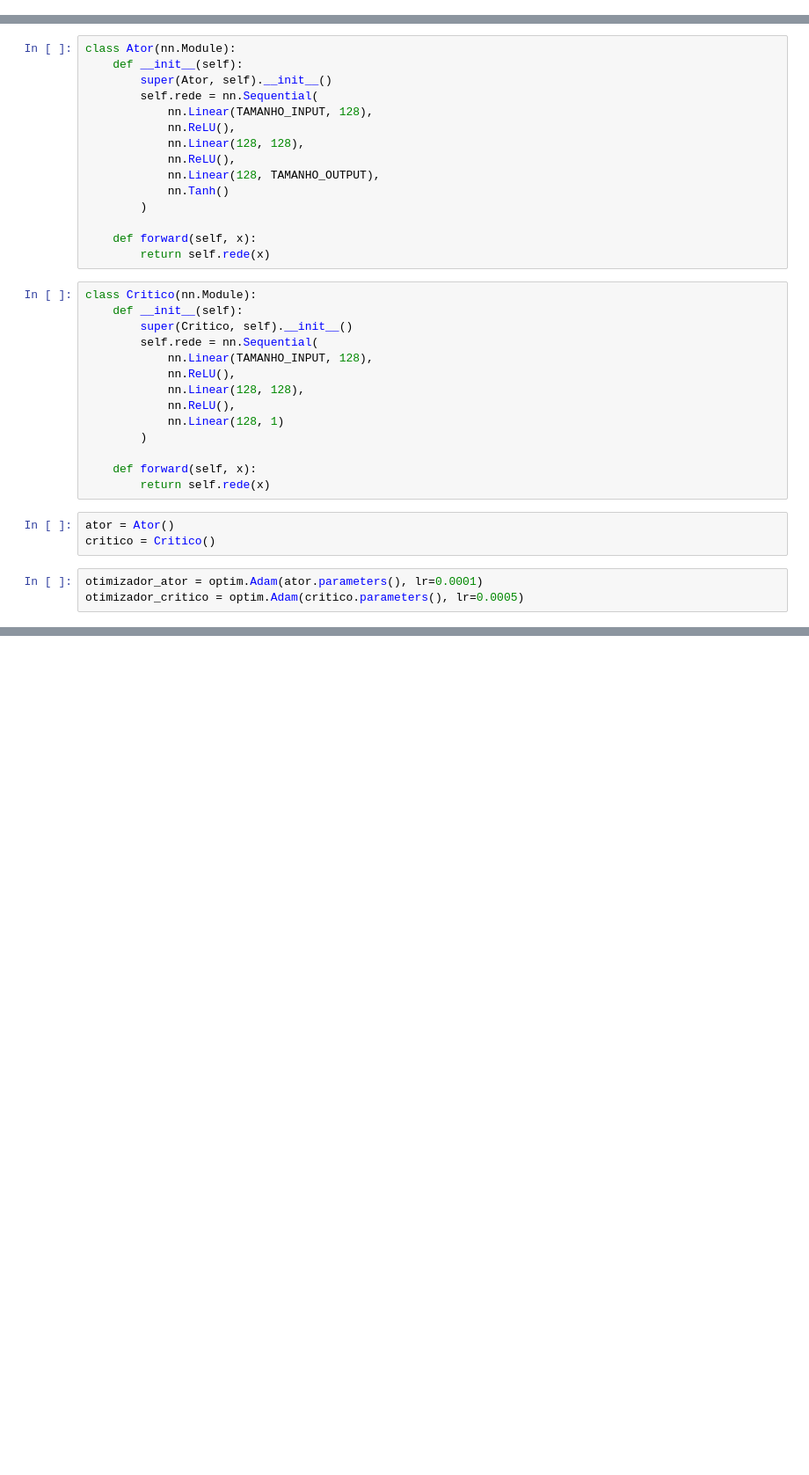
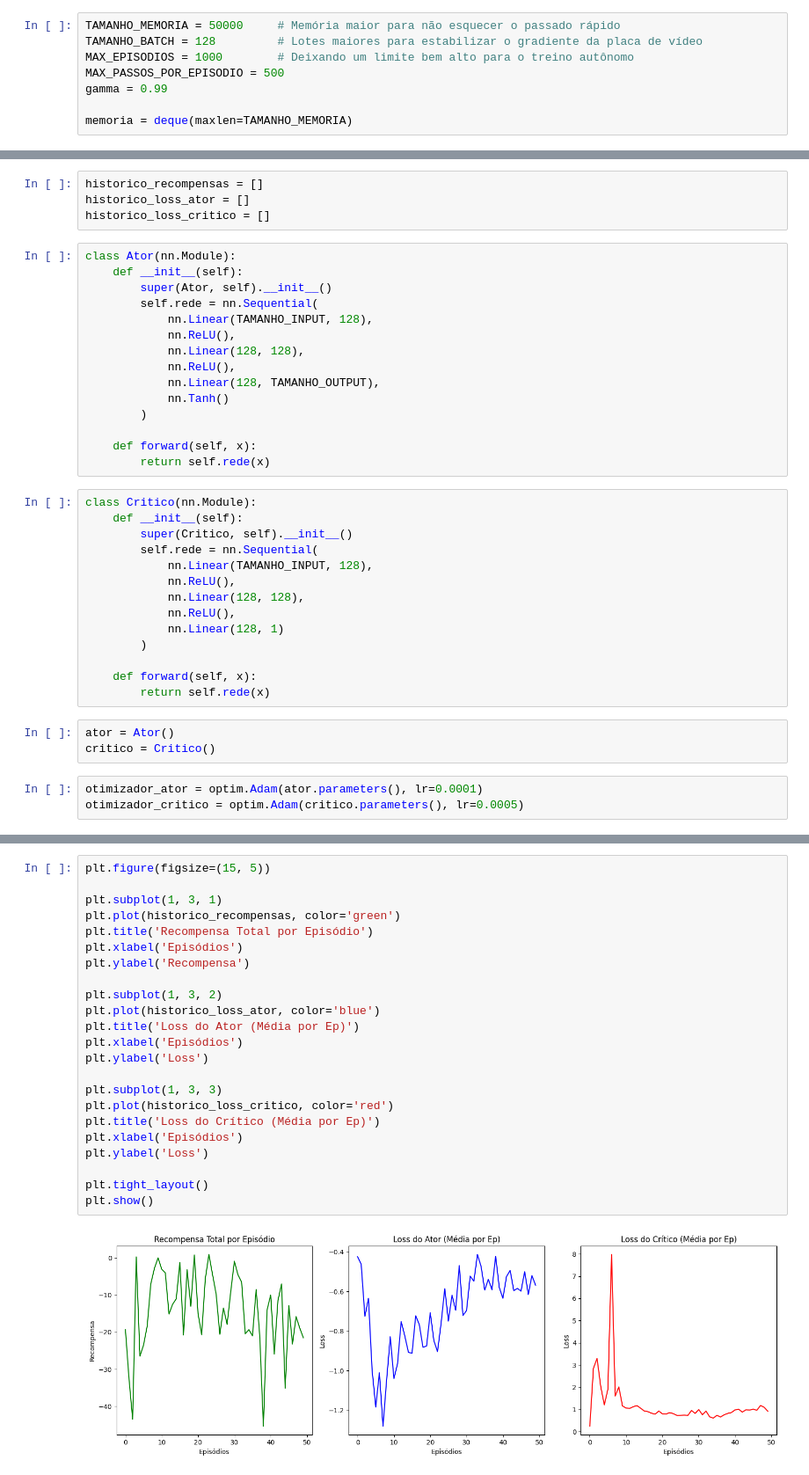
Before and after one commit to Aliragm/trackmania-rl, a Jupyter notebook: training.ipynb, the cells around one changed output, grey strips where cells are left out. Shown at 88% size. Saved outputs shown, nothing was run; the diff lists cells and outputs as text; blank space fills up the shorter version.

```diff
--- a/training.ipynb
+++ b/training.ipynb
@@ -9,8 +15,20 @@ import torch.distributions as dist
 # %%
 env = GenericGymEnv(id="real-time-gym-ts-v1", gym_kwargs={"config": CONFIG_DICT})
+# %%
+TAMANHO_MEMORIA = 50000     # Memória maior para não esquecer o passado rápido
+TAMANHO_BATCH = 128         # Lotes maiores para estabilizar o gradiente da placa de vídeo
+MAX_EPISODIOS = 1000        # Deixando um limite bem alto para o treino autônomo
+MAX_PASSOS_POR_EPISODIO = 500
+gamma = 0.99
+
+memoria = deque(maxlen=TAMANHO_MEMORIA)
 # %%
 TAMANHO_INPUT = 83 # 1 (vel) + 19 (lidar) + 6 (histórico de ações)
 TAMANHO_OUTPUT = 3 # Acelerar, Frear, Virar
+# %%
+historico_recompensas = []
+historico_loss_ator = []
+historico_loss_critico = []
 # %%
 class Ator(nn.Module):
     def __init__(self):
@@ -157,0 +202,25 @@ Treinamento local concluído!
+# %%
+plt.figure(figsize=(15, 5))
+
+plt.subplot(1, 3, 1)
+plt.plot(historico_recompensas, color='green')
+plt.title('Recompensa Total por Episódio')
+plt.xlabel('Episódios')
+plt.ylabel('Recompensa')
+
+plt.subplot(1, 3, 2)
+plt.plot(historico_loss_ator, color='blue')
+plt.title('Loss do Ator (Média por Ep)')
+plt.xlabel('Episódios')
+plt.ylabel('Loss')
+
+plt.subplot(1, 3, 3)
+plt.plot(historico_loss_critico, color='red')
+plt.title('Loss do Crítico (Média por Ep)')
+plt.xlabel('Episódios')
+plt.ylabel('Loss')
+
+plt.tight_layout()
+plt.show()
+# %% [output]
+[figure, added]
```
Also changed, not shown: parts of 3 cells of this notebook.
